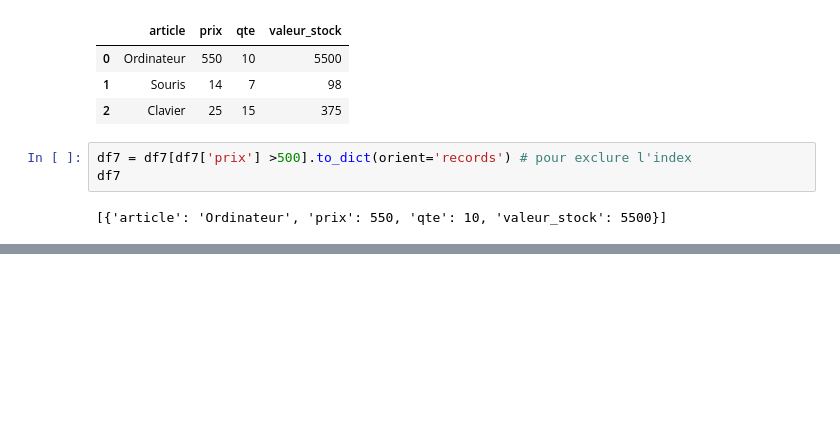
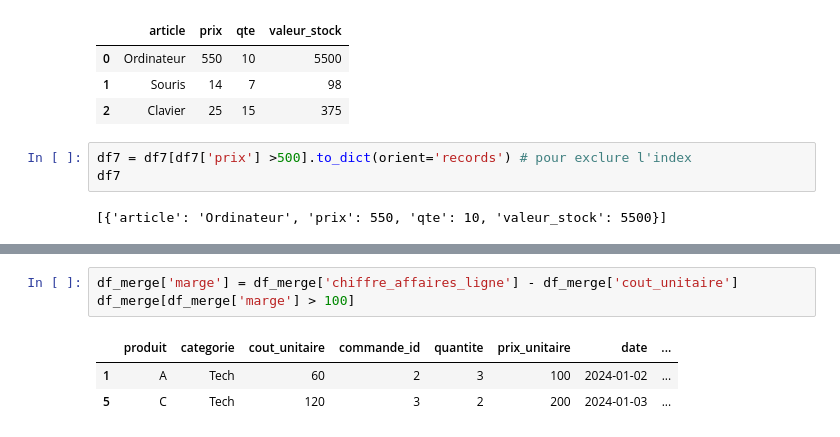
Before and after one commit to JulienFX/GPTChallenge, a Jupyter notebook: pandas_and_object.ipynb, the cells around one changed output, grey strips where cells are left out. Drawn from its saved outputs; the diff is of its cells as text; blank space fills up the shorter version.

```diff
--- a/pandas_and_object.ipynb
+++ b/pandas_and_object.ipynb
@@ -187,0 +262,7 @@ df7
+# %%
+df_merge['marge'] = df_merge['chiffre_affaires_ligne'] - df_merge['cout_unitaire']
+df_merge[df_merge['marge'] > 100]
+# %% [output]
+|  | produit | categorie | cout_unitaire | commande_id | quantite | prix_unitaire | date | ... |
+| 1 | A | Tech | 60 | 2 | 3 | 100 | 2024-01-02 | ... |
+| 5 | C | Tech | 120 | 3 | 2 | 200 | 2024-01-03 | ... |
```
Also changed, not shown: parts of 13 cells of this notebook.
